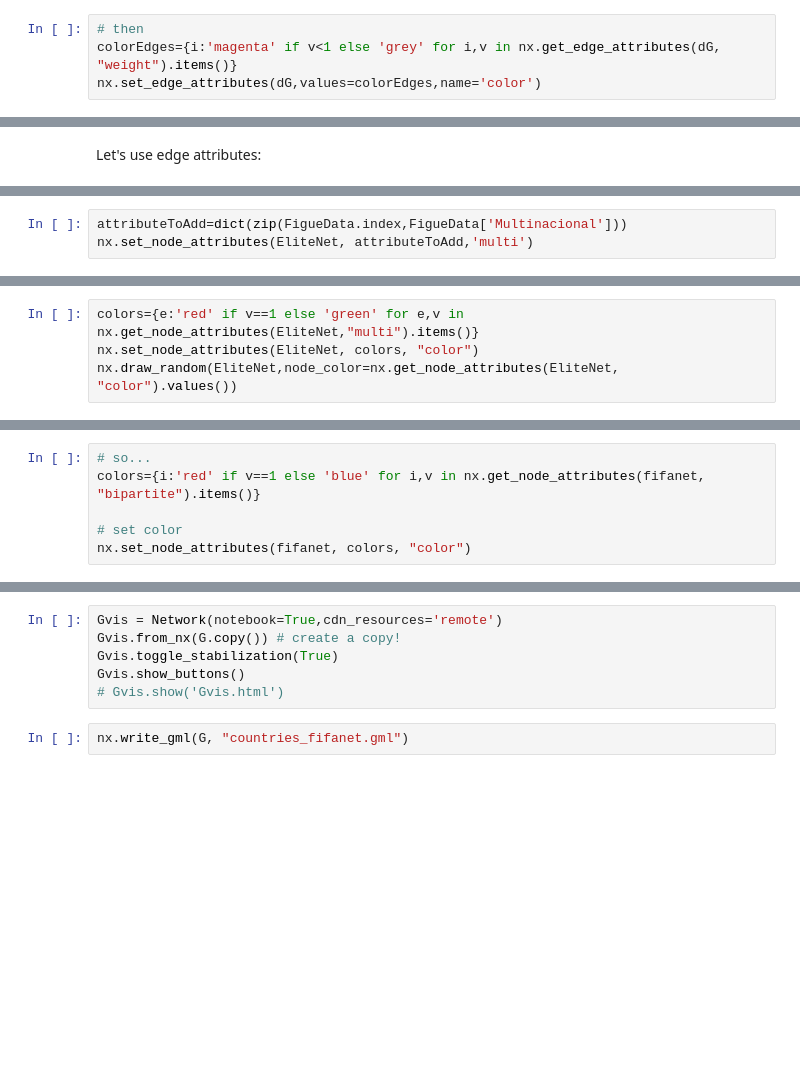
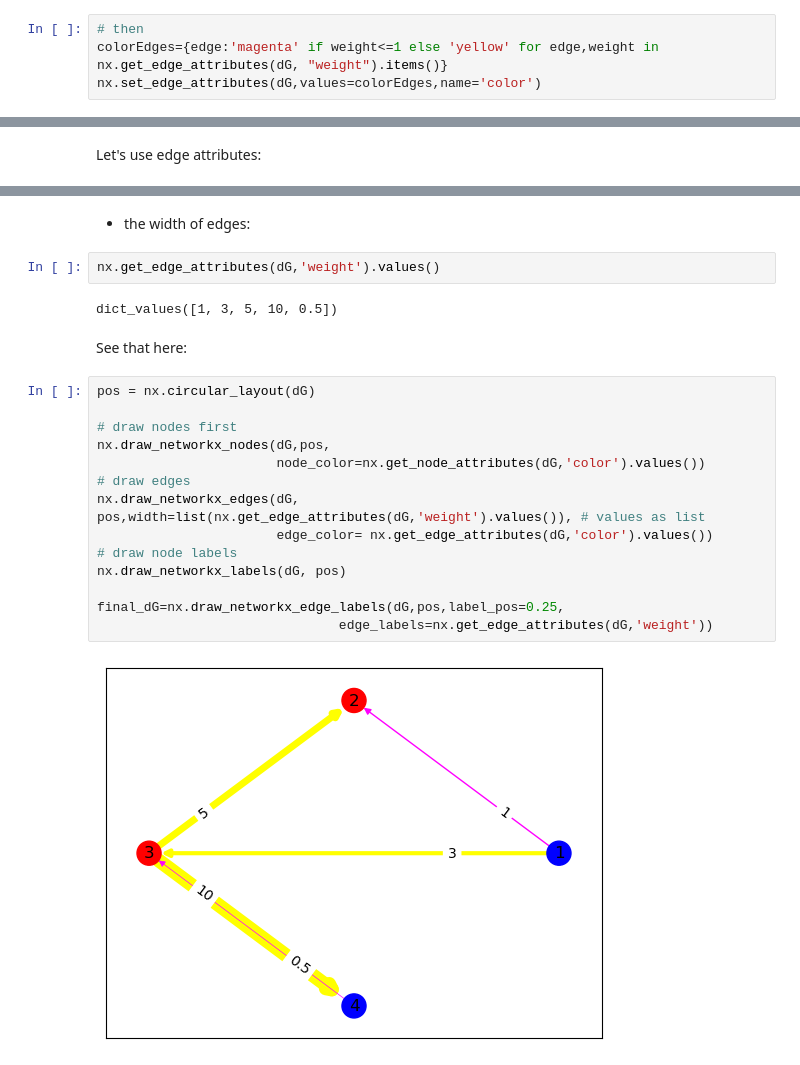
Before and after one commit to DACSS-CSSmeths/Networks_intro, a Jupyter notebook: index.ipynb, the cells around one changed output, grey strips where cells are left out. Drawn from its saved outputs; the diff is of its cells as text; blank space fills up the shorter version.

```diff
--- a/index.ipynb
+++ b/index.ipynb
@@ -178,6 +197,6 @@ Let me add another attribute conditional on another attribute:
 # %%
 # then
-colorEdges={i:'magenta' if v<1 else 'grey' for i,v in nx.get_edge_attributes(dG, "weight").items()}
+colorEdges={edge:'magenta' if weight<=1 else 'yellow' for edge,weight in nx.get_edge_attributes(dG, "weight").items()}
 nx.set_edge_attributes(dG,values=colorEdges,name='color')
 # %%
 # see edges and attributes
@@ -342,3 +230,0 @@ Then, I can use that to add an attribute to the node:
-# %%
-attributeToAdd=dict(zip(FigueData.index,FigueData['Multinacional']))
-nx.set_node_attributes(EliteNet, attributeToAdd,'multi')
@@ -347,4 +230,0 @@ Setting color of node:
-# %%
-colors={e:'red' if v==1 else 'green' for e,v in nx.get_node_attributes(EliteNet,"multi").items()}
-nx.set_node_attributes(EliteNet, colors, "color")
-nx.draw_random(EliteNet,node_color=nx.get_node_attributes(EliteNet, "color").values())
@@ -428,6 +230,0 @@ plt.show()
-# %%
-# so...
-colors={i:'red' if v==1 else 'blue' for i,v in nx.get_node_attributes(fifanet, "bipartite").items()}
-
-# set color
-nx.set_node_attributes(fifanet, colors, "color")
@@ -455,8 +231,24 @@ nx.draw_spectral(G,with_labels=True)
-# %%
-Gvis = Network(notebook=True,cdn_resources='remote')
-Gvis.from_nx(G.copy()) # create a copy!
-Gvis.toggle_stabilization(True)
-Gvis.show_buttons()
-# Gvis.show('Gvis.html')
-# %%
-nx.write_gml(G, "countries_fifanet.gml")
+# %% [markdown]
+* the width of edges:
+# %%
+nx.get_edge_attributes(dG,'weight').values()
+# %% [output]
+dict_values([1, 3, 5, 10, 0.5])
+# %% [markdown]
+See that here:
+# %%
+pos = nx.circular_layout(dG)
+
+# draw nodes first
+nx.draw_networkx_nodes(dG,pos,
+                       node_color=nx.get_node_attributes(dG,'color').values())
+# draw edges
+nx.draw_networkx_edges(dG, pos,width=list(nx.get_edge_attributes(dG,'weight').values()), # values as list
+                       edge_color= nx.get_edge_attributes(dG,'color').values())
+# draw node labels
+nx.draw_networkx_labels(dG, pos)
+
+final_dG=nx.draw_networkx_edge_labels(dG,pos,label_pos=0.25,
+                               edge_labels=nx.get_edge_attributes(dG,'weight'))
+# %% [output]
+[figure, added]
```
Also changed, not shown: parts of 161 cells of this notebook, 42 other files.
